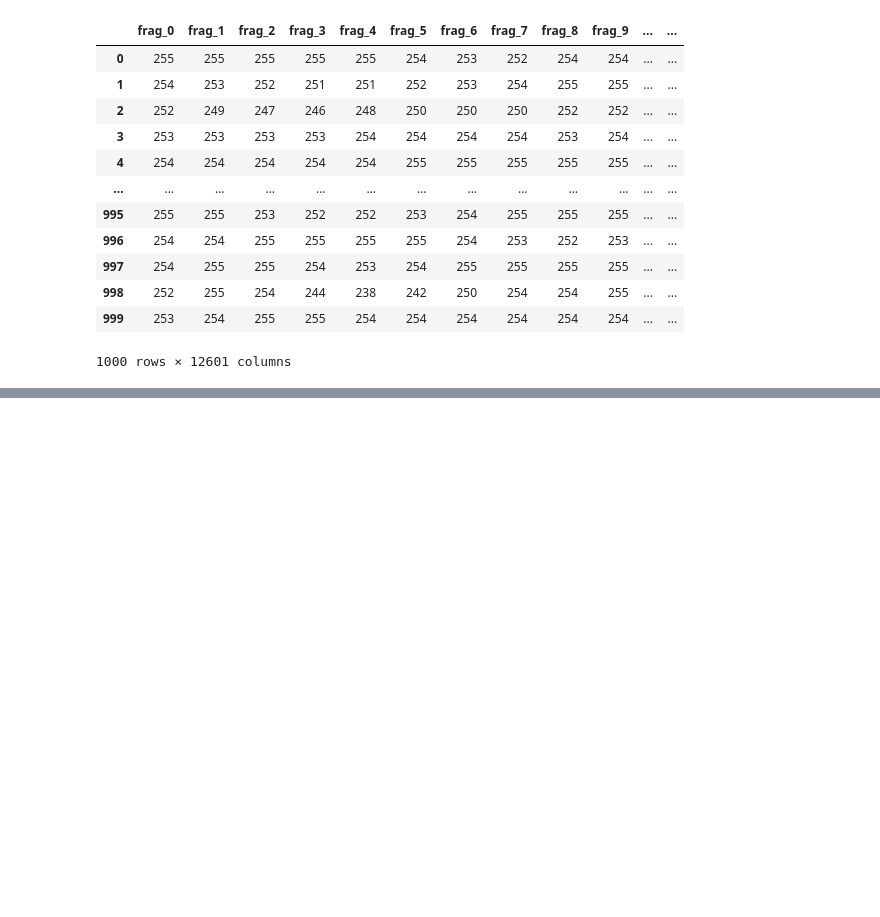
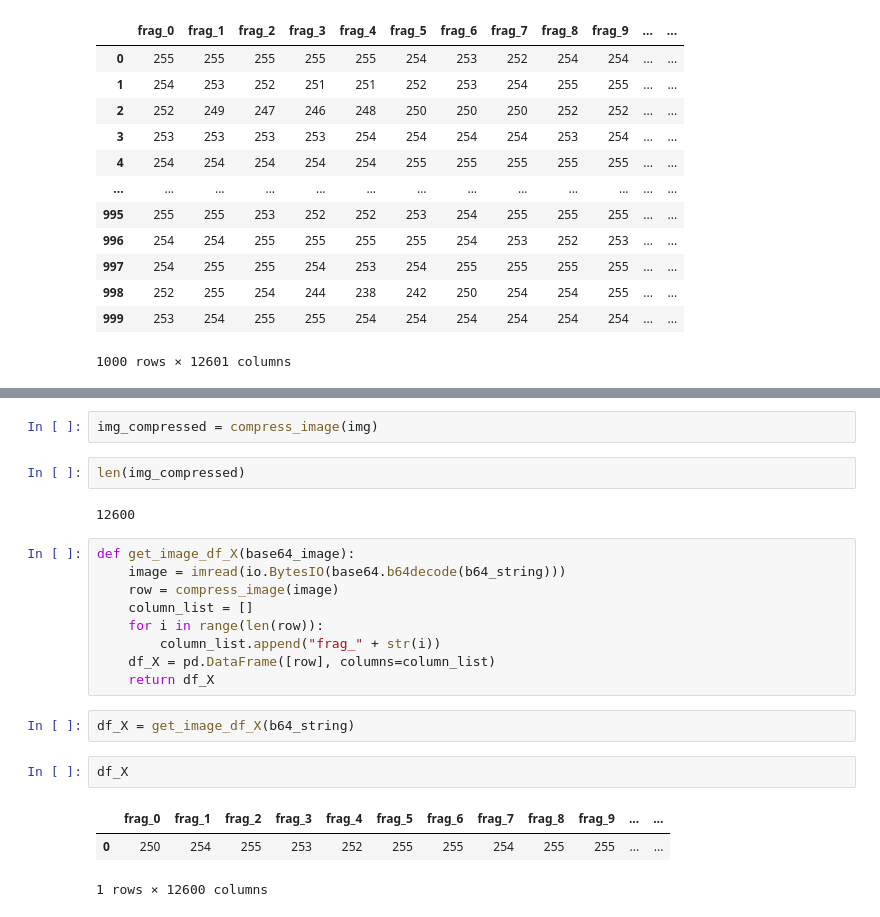
Before and after one commit to Micah456/ClassifyML, a Jupyter notebook: jupyter/ClassifyMLExperimenting2.ipynb, the cells around one changed output, grey strips where cells are left out. Saved outputs shown, nothing was run; the diff lists cells and outputs as text; blank space fills up the shorter version.

```diff
--- a/jupyter/ClassifyMLExperimenting2.ipynb
+++ b/jupyter/ClassifyMLExperimenting2.ipynb
@@ -102,0 +201,23 @@ df
+# %%
+img_compressed = compress_image(img)
+# %%
+len(img_compressed)
+# %% [output]
+12600
+# %%
+def get_image_df_X(base64_image):
+    image = imread(io.BytesIO(base64.b64decode(b64_string)))
+    row = compress_image(image)
+    column_list = []
+    for i in range(len(row)):
+        column_list.append("frag_" + str(i))
+    df_X = pd.DataFrame([row], columns=column_list)
+    return df_X
+# %%
+df_X = get_image_df_X(b64_string)
+# %%
+df_X
+# %% [output]
+|  | frag_0 | frag_1 | frag_2 | frag_3 | frag_4 | frag_5 | frag_6 | frag_7 | frag_8 | frag_9 | ... | ... |
+| 0 | 250 | 254 | 255 | 253 | 252 | 255 | 255 | 254 | 255 | 255 | ... | ... |
+1 rows × 12600 columns
```
Also changed, not shown: parts of 18 cells of this notebook, 6 other files.
